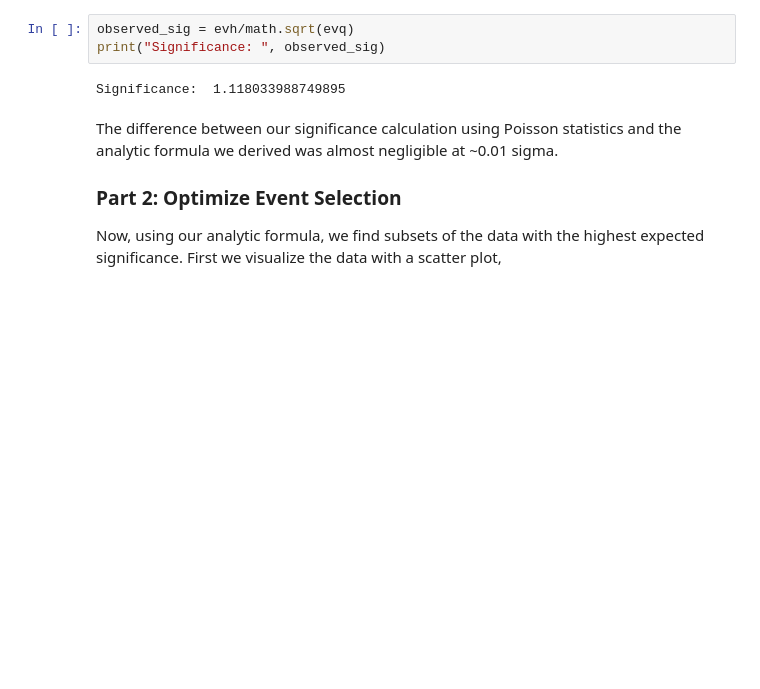
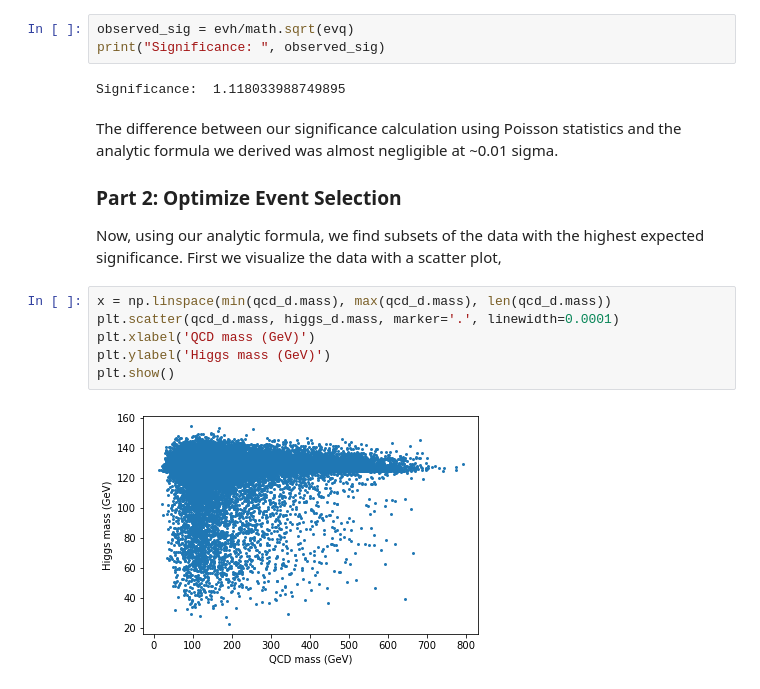
Before and after one commit to chkboris/Physics-434, a Jupyter notebook: Lab-7-ML.ipynb, the cells around one changed output. Saved outputs shown, nothing was run; the diff lists cells and outputs as text; blank space fills up the shorter version.

```diff
--- a/Lab-7-ML.ipynb
+++ b/Lab-7-ML.ipynb
@@ -78,3 +75,11 @@ The difference between our significance calculation using Poisson statistics and
 
 ### Part 2: Optimize Event Selection
 Now, using our analytic formula, we find subsets of the data with the highest expected significance. First we visualize the data with a scatter plot,
+# %%
+x = np.linspace(min(qcd_d.mass), max(qcd_d.mass), len(qcd_d.mass))
+plt.scatter(qcd_d.mass, higgs_d.mass, marker='.', linewidth=0.0001)
+plt.xlabel('QCD mass (GeV)')
+plt.ylabel('Higgs mass (GeV)')
+plt.show()
+# %% [output]
+[figure, added]
```
Also changed, not shown: parts of 55 cells of this notebook.
